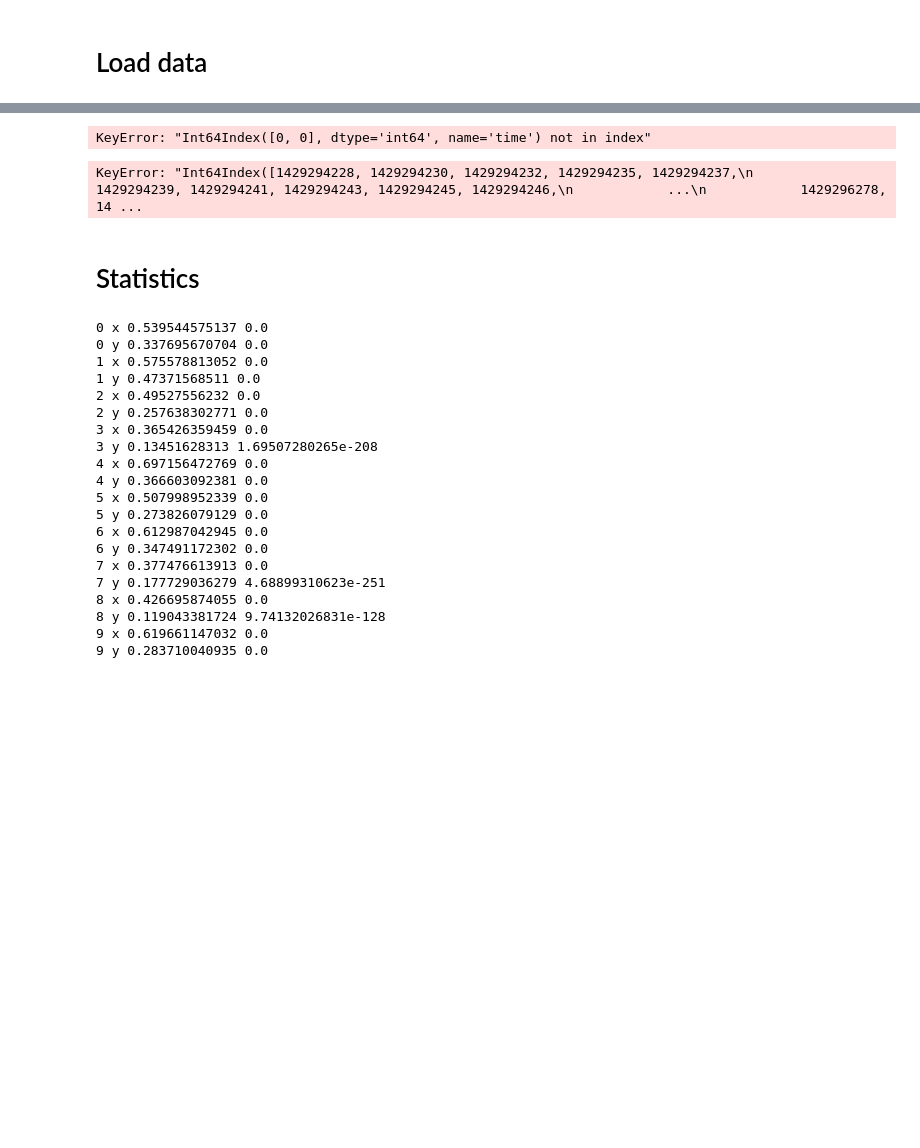
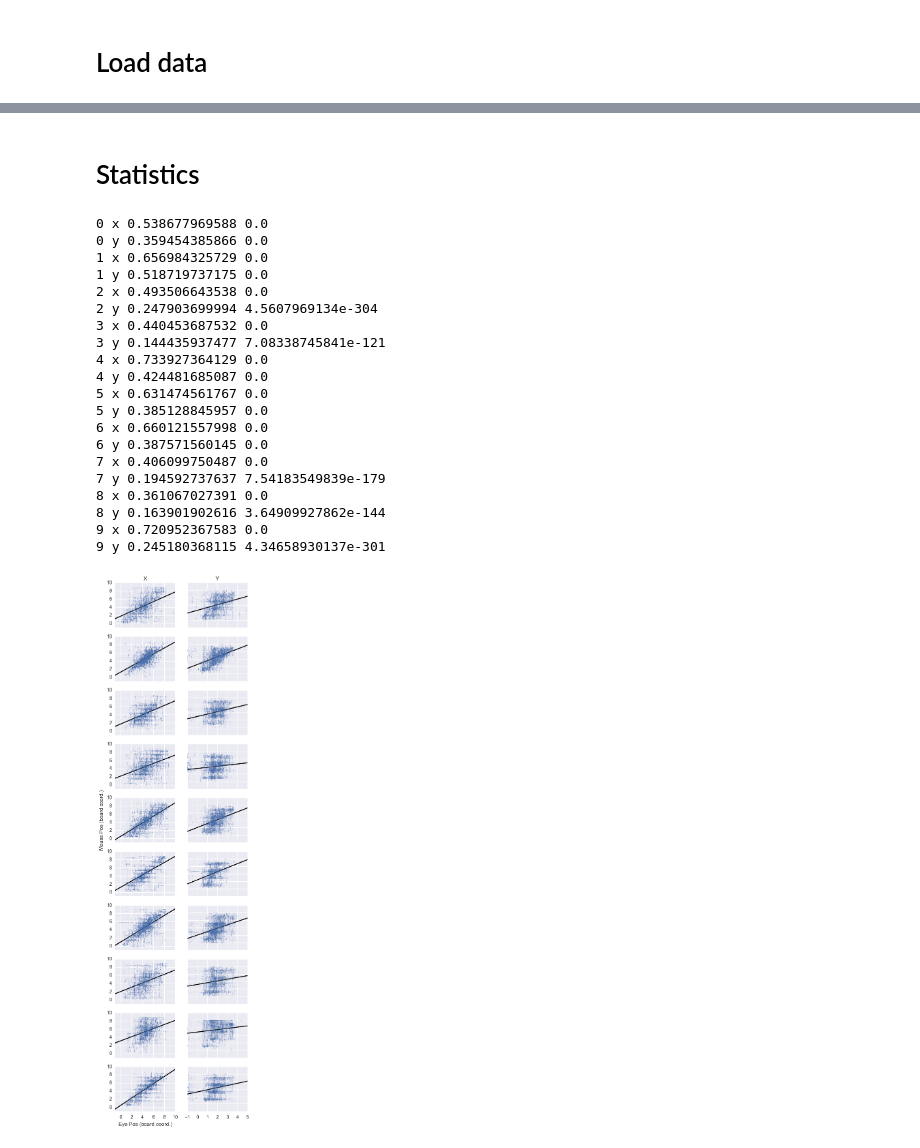
Before and after one commit to galbiati/mnk-cleaning-analysis, a Jupyter notebook: 2_eye/FINAL.ipynb, the cells around one changed output, grey strips where cells are left out. Cells and saved outputs as stored; diff of their text form; code cells hidden in the pictures; blank space fills up the shorter version.

```diff
--- a/2_eye/FINAL.ipynb
+++ b/2_eye/FINAL.ipynb
@@ -94,39 +129,44 @@ test.loc[test.gi.isin([10, 12]), :]
-# %%
-t = [make_tidy(i) for i in range(len(e_list))]
-# %% [output]
-KeyError: "Int64Index([0, 0], dtype='int64', name='time') not in index"
-# %%
-ext = t[0]
-g = g_list[0]
-ext.loc[g.index.astype(int), 'mi'] = g['mi']
-# %% [output]
-KeyError: "Int64Index([1429294228, 1429294230, 1429294232, 1429294235, 1429294237,\n            1429294239, 1429294241, 1429294243, 1429294245, 1429294246,\n            ...\n            1429296278, 14 ...
 # %% [markdown]
 # Statistics
-# %%
-for i in range(len(e_list)):
-    for c in ['x', 'y']:
-        tt = t[i].loc[pd.notnull(t[i]['eye'+c])&pd.notnull(t[i]['mou'+c])]
-        lr = stats.linregress(tt['eye'+c], tt['mou'+c])
-        print(str(i), c, lr.rvalue, lr.pvalue)
-# %% [output]
-0 x 0.539544575137 0.0
-0 y 0.337695670704 0.0
-1 x 0.575578813052 0.0
-1 y 0.47371568511 0.0
-2 x 0.49527556232 0.0
-2 y 0.257638302771 0.0
-3 x 0.365426359459 0.0
-3 y 0.13451628313 1.69507280265e-208
-4 x 0.697156472769 0.0
-4 y 0.366603092381 0.0
-5 x 0.507998952339 0.0
-5 y 0.273826079129 0.0
-6 x 0.612987042945 0.0
-6 y 0.347491172302 0.0
-7 x 0.377476613913 0.0
-7 y 0.177729036279 4.68899310623e-251
-8 x 0.426695874055 0.0
-8 y 0.119043381724 9.74132026831e-128
-9 x 0.619661147032 0.0
-9 y 0.283710040935 0.0
+# %%
+fig, axes = plt.subplots(len(e_list), 2, figsize=(5, 20))
+for i in range(len(e_list)):
+    for j, c in enumerate(['x', 'y']):
+        tt = t[i].loc[pd.notnull(t[i]['eye'+c])&pd.notnull(t[i]['mou'+c])&(t[i]['task']=='playing')]
+        lr = stats.linregress(tt['eye'+c], tt['mou'+c])
+        print(str(i), c, lr.rvalue, lr.pvalue)
+        axes[i, j].plot([-2, 11], [-2*lr.slope+lr.intercept, 11*lr.slope+lr.intercept], color='black')
+        axes[i, j].plot(tt['eye'+c], tt['mou'+c], linestyle='none', marker='o', alpha=.1, markersize=1)
+
+
+plt.setp(axes[:, 0], xlim=[-1, 10], ylim=[-1, 10])
+plt.setp(axes[:, 1], xlim=[-1, 5], ylim=[-1, 5], yticklabels=[])
+plt.setp(axes[:-1, :], xticklabels=[])
+plt.setp(axes[-1, 0], xlabel='Eye Pos (board coord.)')
+plt.setp(axes[4, 0], ylabel='Mouse Pos (board coord.)')
+plt.setp(axes[0, 0], title='X')
+plt.setp(axes[0, 1], title='Y')
+
+sns.despine()
+# %% [output]
+0 x 0.538677969588 0.0
+0 y 0.359454385866 0.0
+1 x 0.656984325729 0.0
+1 y 0.518719737175 0.0
+2 x 0.493506643538 0.0
+2 y 0.247903699994 4.5607969134e-304
+3 x 0.440453687532 0.0
+3 y 0.144435937477 7.08338745841e-121
+4 x 0.733927364129 0.0
+4 y 0.424481685087 0.0
+5 x 0.631474561767 0.0
+5 y 0.385128845957 0.0
+6 x 0.660121557998 0.0
+6 y 0.387571560145 0.0
+7 x 0.406099750487 0.0
+7 y 0.194592737637 7.54183549839e-179
+8 x 0.361067027391 0.0
+8 y 0.163901902616 3.64909927862e-144
+9 x 0.720952367583 0.0
+9 y 0.245180368115 4.34658930137e-301
+[figure, added]
```
Also changed, not shown: parts of 11 cells of this notebook.
